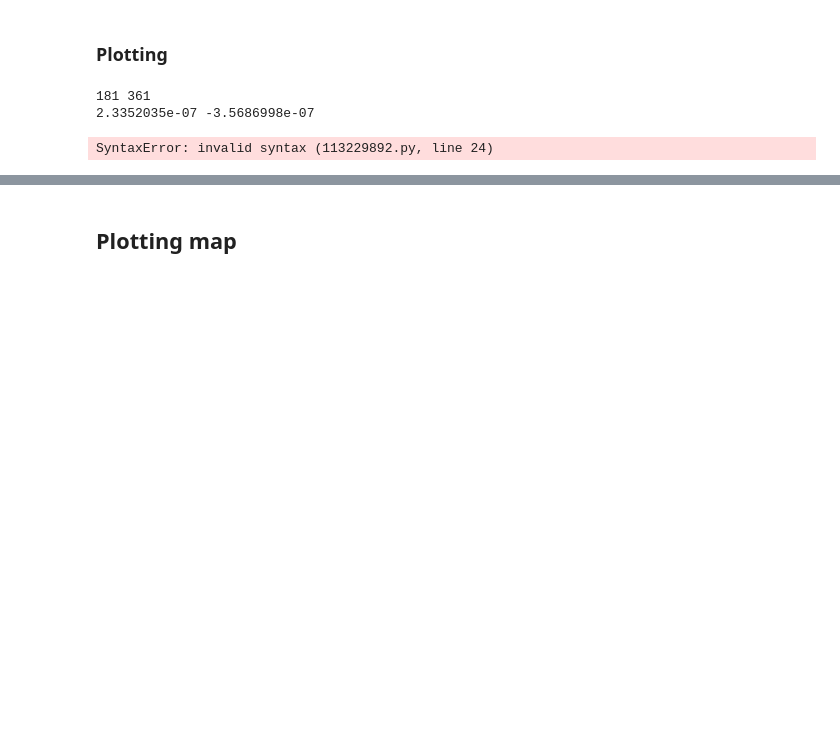
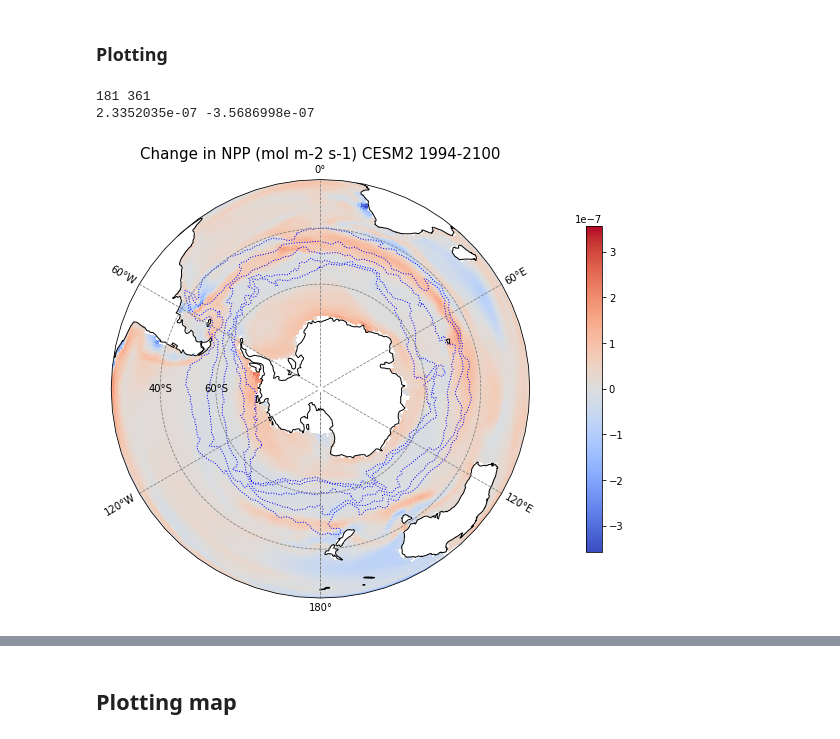
Before and after one commit to jasmineby65/CMEE-Coursework, a Jupyter notebook: Project/Intpp_CESM2-Copy1.ipynb, the cells around one changed output, grey strips where cells are left out. Drawn from its saved outputs; the diff is of its cells as text; code cells hidden in the pictures; blank space fills up the shorter version.

```diff
--- a/Project/Intpp_CESM2-Copy1.ipynb
+++ b/Project/Intpp_CESM2-Copy1.ipynb
@@ -394,6 +624,7 @@ print(len(lat), len(lon))
 var = nc.variables [variable][:]
 var_max = np.amax(var)
 var_min = np.amin(var)
+label = abs(max([var_min, var_max], key = abs))
 print(var_max, var_min)
 
 
@@ -404,38 +635,72 @@ x, y = np.meshgrid(lon, lat)
 181 361
 2.3352035e-07 -3.5686998e-07
 # %%
-ax = plt.axes(projection=cartopy.crs.Orthographic(central_longitude = 0,
+fig = plt.figure(figsize=[10, 10])
+
+ax = fig.add_subplot(1,1,1,
+                     projection = cartopy.crs.Orthographic(central_longitude = 0,
                                                   central_latitude=-90))
+#ax = plt.axes(projection=cartopy.crs.PlateCarree())
 
-plt.title("Change in NPP (mol m-2 s-1) {} 1994-2100".format(model, start))
+plt.title("Change in NPP (mol m-2 s-1) {} 1994-2100".format(model, start),
+         fontsize = 15)
 
 #ax.add_feature(cartopy.feature.LAND)
 #ax.add_feature(cartopy.feature.OCEAN)
 #ax.add_feature(cartopy.feature.COASTLINE)
 
-#divnorm = colors.TwoSlopeNorm(vmin = var_min, vcenter = 0., vmax = var_max)
 
-#p = ax.pcolor(x, y, var,
-          #    cmap = 'coolwarm', norm = divnorm, transform = cartopy.crs.PlateCarree() )
 
-#cb = plt.colorbar(p, shrink=0.8, pad = 0.1)
+divnorm = colors.TwoSlopeNorm(vmin = -label, vcenter = 0., vmax = label)
 
-#gl = ax.gridlines(crs = cartopy.crs.PlateCarree(),
-      #            draw_labels = True,
-     #             color = 'grey',
-       #           linestyle = '--',
-        #          y_inline = True)
+p = ax.pcolor(x, y, var,
+              cmap = 'coolwarm', norm = divnorm, transform = cartopy.crs.PlateCarree() )
+
+cb = plt.colorbar(p, shrink=0.6, pad = 0.1)
+
+
+
+gl = ax.gridlines(crs = cartopy.crs.PlateCarree(),
+                  draw_labels = True,
+                  color = 'grey',
+                  linestyle = '--',
+                  y_inline = True)
+
+gl.ylabel_style = {'size': 10}
+gl.xlabel_style = {'size': 10}
+
+gl.ylocator = mticker.FixedLocator([-60, -40])
+
+plt.draw()
+for ea in gl.label_artists:
+    if ea[0]== 'lat':
+        tx = ea[2]
+        xy = tx.get_position()
+        if xy[0]!=-90:
+            tx.set_position([-90, xy[1]])
+
+
 
 ax.coastlines()
-ax.global()
 
-ax.contour(x_coord, y_coord, z,
-           levels=1,
-           colors=['black'],
-           transform = cartopy.crs.PlateCarree())
+
+ax.add_geometries(shape['geometry'],
+                  cartopy.crs.PlateCarree(),
+                  facecolor = 'none',
+                  edgecolor = 'blue',
+                  linestyle = ':')
+
+
+
+#ax.contour(x_coord, y_coord, z,
+         #  levels=1,
+          # colors=['black'],
+          # transform = cartopy.crs.PlateCarree())
+
+
 
 plt.savefig("output/{}_{}_{}_change.png".format(variable, model, experiment))
 
 plt.show()
 # %% [output]
-SyntaxError: invalid syntax (113229892.py, line 24)
+[figure, added]
```
Also changed, not shown: parts of 29 cells of this notebook, 11 other files.
